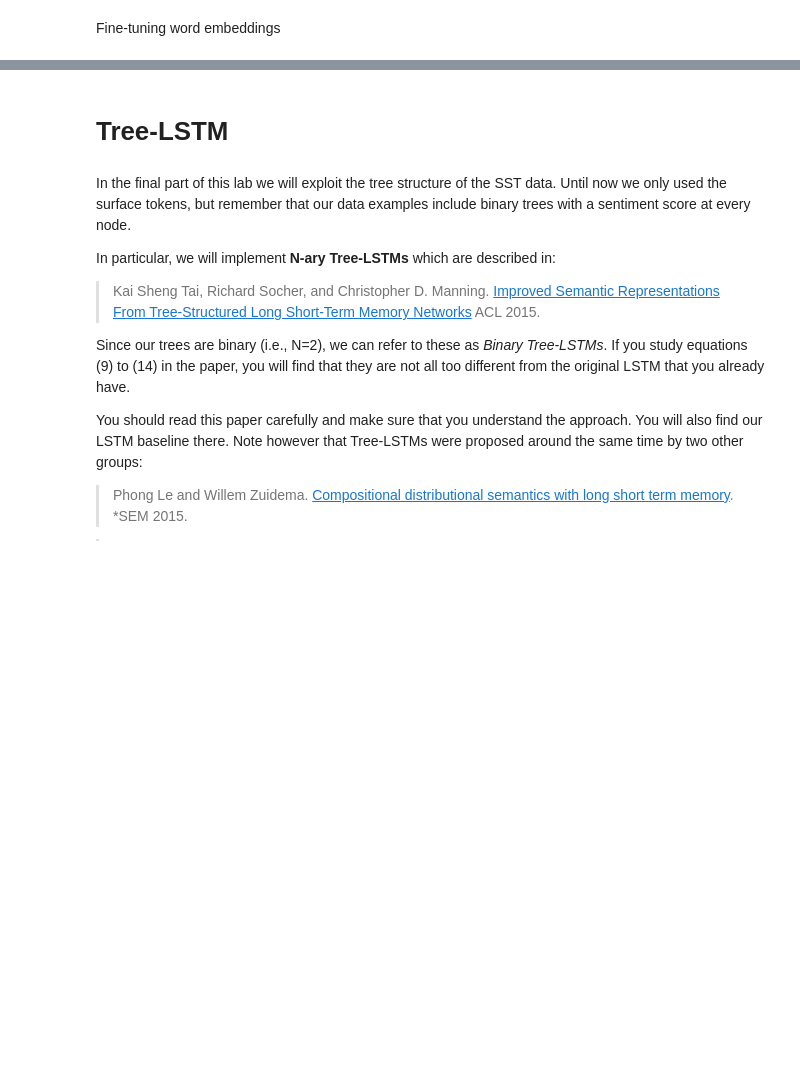
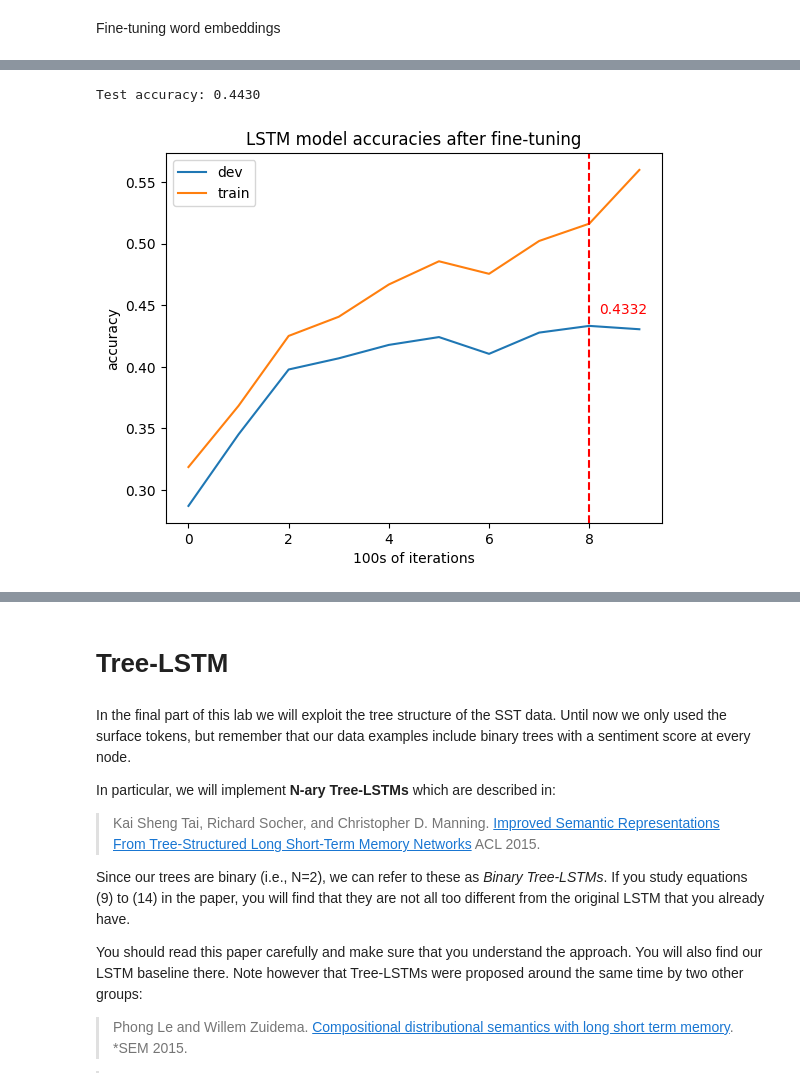
Before and after one commit to Carrask0/nlp_assignment2, a Jupyter notebook: NLP1 2024 Practical 2 (student_version).ipynb, the cells around one changed output, grey strips where cells are left out. Cells and saved outputs as stored; diff of their text form; code cells hidden in the pictures; blank space fills up the shorter version.

```diff
--- a/NLP1 2024 Practical 2 (student_version).ipynb
+++ b/NLP1 2024 Practical 2 (student_version).ipynb
@@ -2089,7 +2155,11 @@ lstm_model = LSTMClassifier(
     len(v.w2i), 300, 168, len(t2i), v)
 
 # Now fine-tune your embeddings together with the model
+# NOTE: FOR ROWAN, same thing here, we are finetuning the Glove embeddings, but we could also finetune the word2vec embeddings
 # YOUR CODE HERE
+# Copy pre-trained vectors into embeddings table and enable fine-tuning
+lstm_model.embed.weight.data.copy_(torch.from_numpy(vectors))
+lstm_model.embed.weight.requires_grad = True  # Enable fine-tuning of embeddings
 
 print(lstm_model)
 print_parameters(lstm_model)
@@ -2099,9 +2169,9 @@ lstm_model = lstm_model.to(device)
 batch_size = 25
 optimizer = optim.Adam(lstm_model.parameters(), lr=2e-4)
 
-lstm_losses, lstm_accuracies = train_model(
-    lstm_model, optimizer, num_iterations=30000,
-    print_every=500, eval_every=1000,
+lstm_finetune_loss, lstm_finetune_accuracies_dev, lstm_finetune_accuracies_train, lstm_finetune_test_loss, lstm_finetune_test_accuracy = train_model(
+    lstm_model, optimizer, num_iterations=1000,
+    print_every=500, eval_every=100,
     batch_size=batch_size,
     batch_fn=get_minibatch,
     prep_fn=prepare_minibatch,
@@ -2112,0 +2199,22 @@ lstm_losses, lstm_accuracies = train_model(
+# %%
+# plot validation accuracy
+
+print(f"Test accuracy: {lstm_finetune_test_accuracy:.4f}")
+
+plt.plot(lstm_finetune_accuracies_dev, label="dev")
+plt.plot(lstm_finetune_accuracies_train, label="train")
+
+plt.xlabel("100s of iterations")
+plt.ylabel("accuracy")
+
+# Add vertical lines to show the best iteration with the highest accuracy
+plt.axvline(np.argmax(lstm_finetune_accuracies_dev), color='r', linestyle='--')
+plt.text(np.argmax(lstm_finetune_accuracies_dev) + 0.2, max(lstm_finetune_accuracies_dev) + 0.01, f'{max(lstm_finetune_accuracies_dev):.4f}', color='r')
+
+plt.title("LSTM model accuracies after fine-tuning")
+
+plt.legend()
+plt.show()
+# %% [output]
+Test accuracy: 0.4430
+[figure, added]
```
Also changed, not shown: parts of 18 cells of this notebook.
